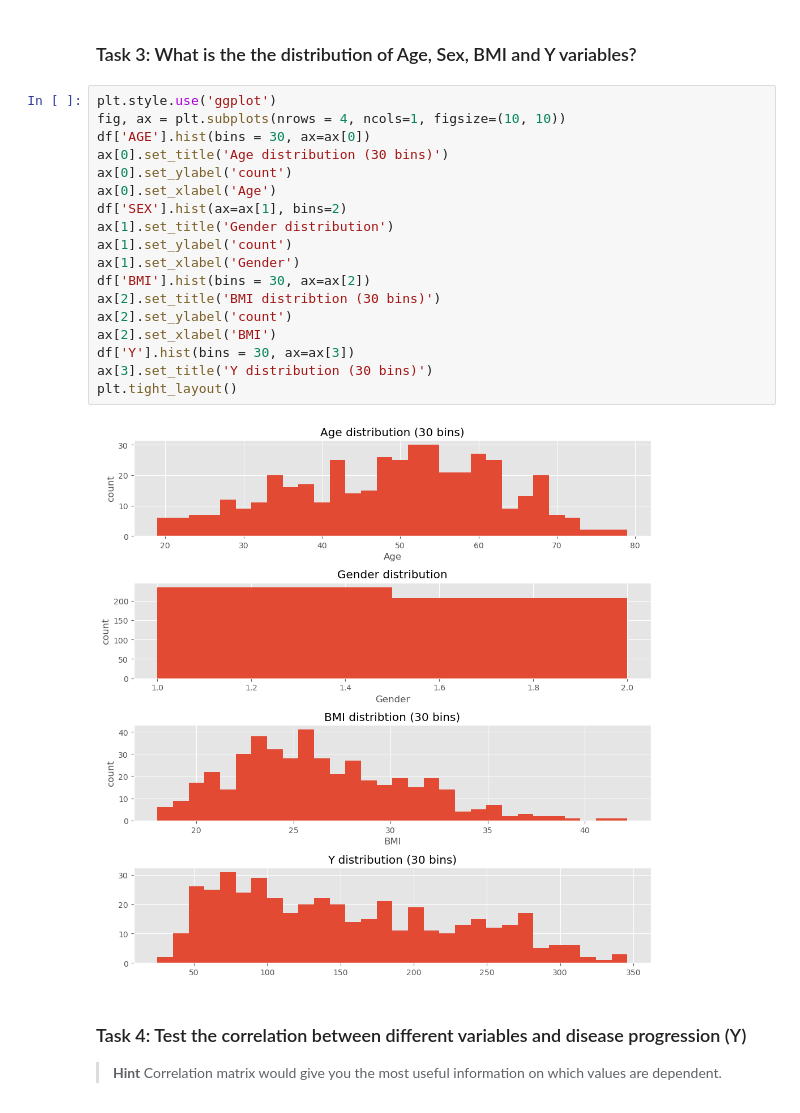
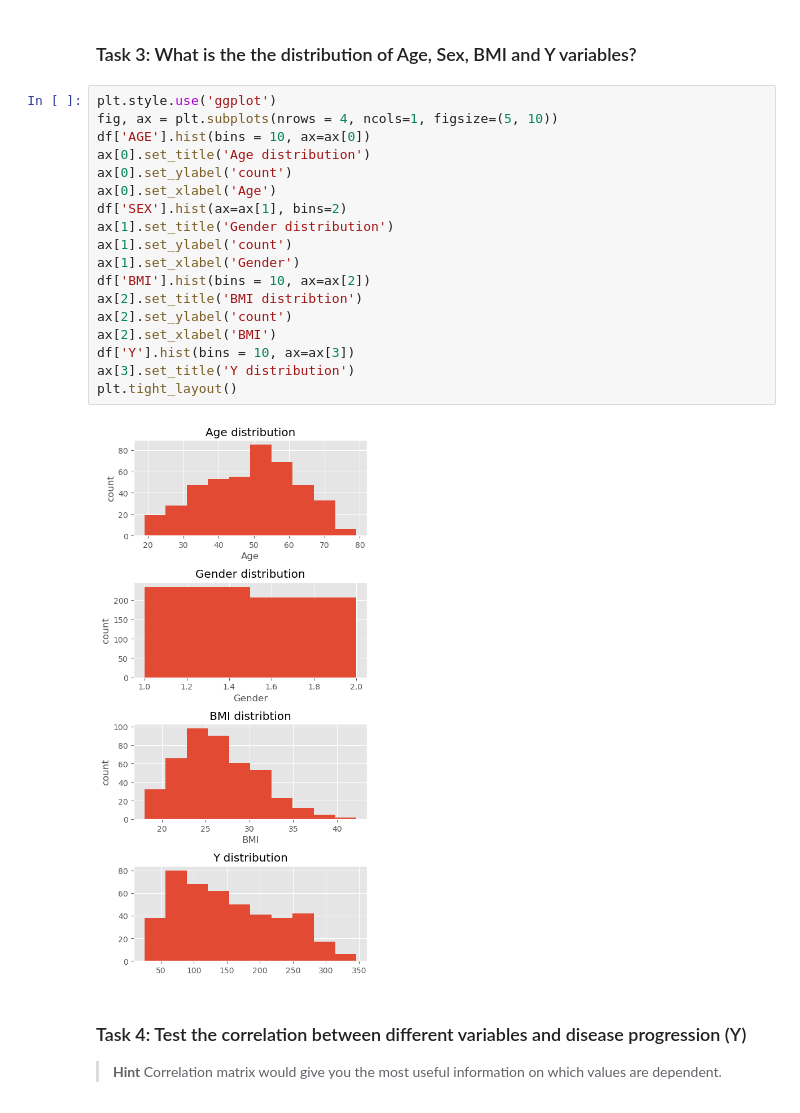
Before and after one commit to wolfJaeger/Data-Science-For-Beginners, a Jupyter notebook: 1-Introduction/04-stats-and-probability/assignment.ipynb, the cells around one changed output. Cells and saved outputs as stored; diff of their text form.

Commit message:
feat: make better plot layout

```diff
--- a/1-Introduction/04-stats-and-probability/assignment.ipynb
+++ b/1-Introduction/04-stats-and-probability/assignment.ipynb
@@ -60,24 +60,24 @@ plt.show()
 ### Task 3: What is the the distribution of Age, Sex, BMI and Y variables?
 # %%
 plt.style.use('ggplot')
-fig, ax = plt.subplots(nrows = 4, ncols=1, figsize=(10, 10))
-df['AGE'].hist(bins = 30, ax=ax[0])
-ax[0].set_title('Age distribution (30 bins)')
+fig, ax = plt.subplots(nrows = 4, ncols=1, figsize=(5, 10))
+df['AGE'].hist(bins = 10, ax=ax[0])
+ax[0].set_title('Age distribution')
 ax[0].set_ylabel('count')
 ax[0].set_xlabel('Age')
 df['SEX'].hist(ax=ax[1], bins=2)
 ax[1].set_title('Gender distribution')
 ax[1].set_ylabel('count')
 ax[1].set_xlabel('Gender')
-df['BMI'].hist(bins = 30, ax=ax[2])
-ax[2].set_title('BMI distribtion (30 bins)')
+df['BMI'].hist(bins = 10, ax=ax[2])
+ax[2].set_title('BMI distribtion')
 ax[2].set_ylabel('count')
 ax[2].set_xlabel('BMI')
-df['Y'].hist(bins = 30, ax=ax[3])
-ax[3].set_title('Y distribution (30 bins)')
+df['Y'].hist(bins = 10, ax=ax[3])
+ax[3].set_title('Y distribution')
 plt.tight_layout()
 # %% [output]
-[figure, old version]
+[figure, new version]
 # %% [markdown]
 ### Task 4: Test the correlation between different variables and disease progression (Y)
 
```
Also changed, not shown: parts of 4 cells of this notebook.
